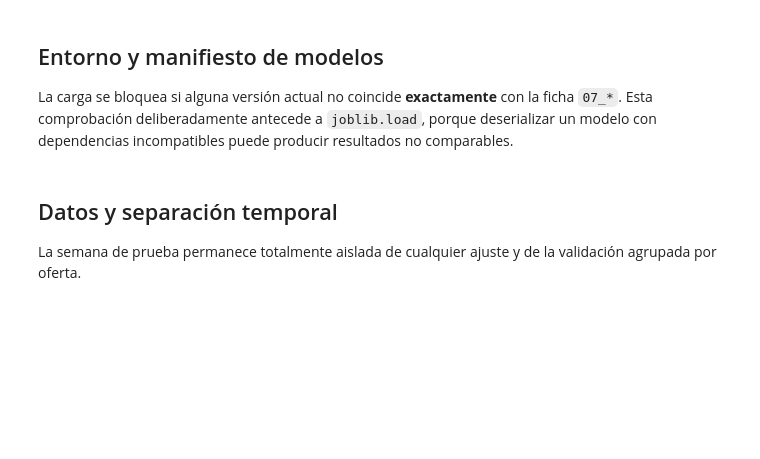
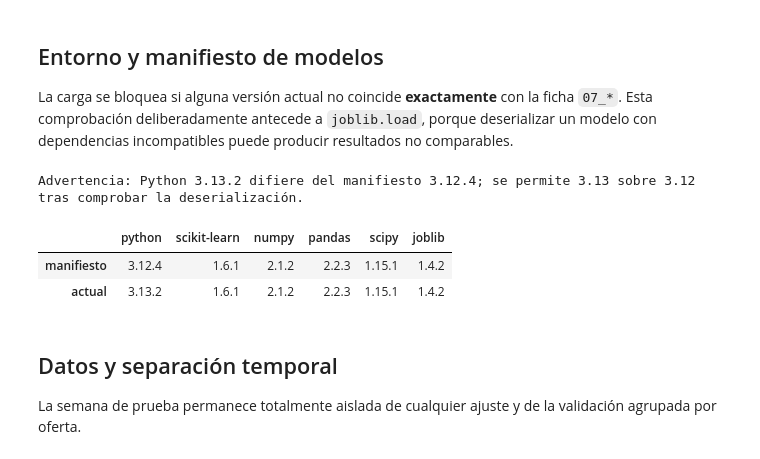
Before and after one commit to JosFer720/Proyecto-02-Data-Science, a Jupyter notebook: notebooks/08_evaluacion_y_comparacion.ipynb, the cells around one changed output. Saved outputs shown, nothing was run; the diff lists cells and outputs as text; code cells hidden in the pictures; blank space fills up the shorter version.

```diff
--- a/notebooks/08_evaluacion_y_comparacion.ipynb
+++ b/notebooks/08_evaluacion_y_comparacion.ipynb
@@ -67,39 +73,44 @@ for funcion in (metricas_binarias, curva_roc, evaluar_modelo_congelado, validar_
 La carga se bloquea si alguna versión actual no coincide **exactamente** con la ficha `07_*`. Esta comprobación deliberadamente antecede a `joblib.load`, porque deserializar un modelo con dependencias incompatibles puede producir resultados no comparables.
 # %%
 NOMBRES_MODELOS = [
-    '07_regresion_logistica', '07_random_forest',
-    '07_gradient_boosting', '07_perceptron_multicapa',
+    '07_regresion_logistica_v2', '07_random_forest_v2',
+    '07_gradient_boosting_v2', '07_perceptron_multicapa_v2',
 ]
 RUTA_MANIFIESTO = MODELS_DIR / 'manifiesto.json'
 with RUTA_MANIFIESTO.open(encoding='utf-8') as archivo:
     manifiesto = json.load(archivo)
 FICHAS = {nombre: manifiesto['modelos'][nombre] for nombre in NOMBRES_MODELOS}
 
-prefijo_en_manifiesto = [n for n in manifiesto['modelos'] if n.startswith('07_')]
-if set(prefijo_en_manifiesto) != set(NOMBRES_MODELOS):
-    raise AssertionError(f'Se esperaban exactamente cuatro fichas 07_*; se hallaron {prefijo_en_manifiesto}')
+modelos_v2_en_manifiesto = [n for n, f in manifiesto['modelos'].items() if f.get('version') == 2]
+if set(modelos_v2_en_manifiesto) != set(NOMBRES_MODELOS):
+    raise AssertionError(f'Se esperaban exactamente cuatro fichas de versión 2; se hallaron {modelos_v2_en_manifiesto}')
 
 versiones_actuales = {
     'python': platform.python_version(), 'scikit-learn': sklearn.__version__,
     'numpy': np.__version__, 'pandas': pd.__version__, 'scipy': scipy.__version__,
     'joblib': joblib.__version__,
 }
 versiones_requeridas = FICHAS[NOMBRES_MODELOS[0]]['versiones']
 for nombre, ficha in FICHAS.items():
     if ficha['versiones'] != versiones_requeridas:
         raise AssertionError(f'{nombre} no comparte las versiones del manifiesto 07_')
 paquetes_estrictos = ('scikit-learn', 'numpy', 'pandas', 'scipy', 'joblib')
 diferencias = {p: (versiones_requeridas[p], versiones_actuales[p]) for p in paquetes_estrictos if versiones_requeridas[p] != versiones_actuales[p]}
 if diferencias:
     raise RuntimeError(f'Entorno incompatible con el manifiesto; no se cargarán joblib. Diferencias: {diferencias}')
 python_requerido = versiones_requeridas['python'].split('.')[:2]
 python_actual = versiones_actuales['python'].split('.')[:2]
 python_compatible = python_actual == python_requerido or (python_requerido == ['3', '12'] and python_actual == ['3', '13'])
 if not python_compatible:
     raise RuntimeError(f"Python incompatible: manifiesto {versiones_requeridas['python']}; actual {versiones_actuales['python']}")
 if versiones_actuales['python'] != versiones_requeridas['python']:
     print(f"Advertencia: Python {versiones_actuales['python']} difiere del manifiesto {versiones_requeridas['python']}; se permite 3.13 sobre 3.12 tras comprobar la deserialización.")
 pd.DataFrame([versiones_requeridas, versiones_actuales], index=['manifiesto', 'actual'])
+# %% [output]
+Advertencia: Python 3.13.2 difiere del manifiesto 3.12.4; se permite 3.13 sobre 3.12 tras comprobar la deserialización.
+|  | python | scikit-learn | numpy | pandas | scipy | joblib |
+| manifiesto | 3.12.4 | 1.6.1 | 2.1.2 | 2.2.3 | 1.15.1 | 1.4.2 |
+| actual | 3.13.2 | 1.6.1 | 2.1.2 | 2.2.3 | 1.15.1 | 1.4.2 |
 # %% [markdown]
 ## Datos y separación temporal
 
```
Also changed, not shown: parts of 9 cells of this notebook, 11 other files.
